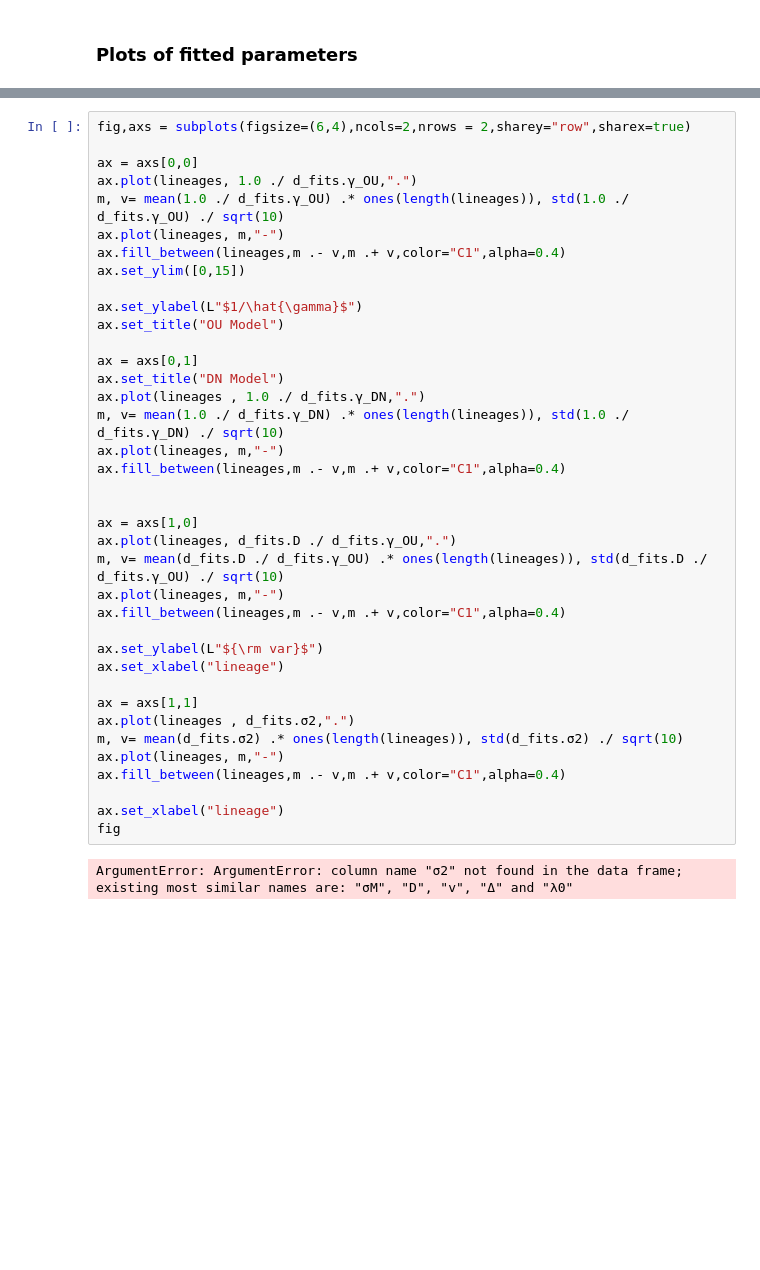
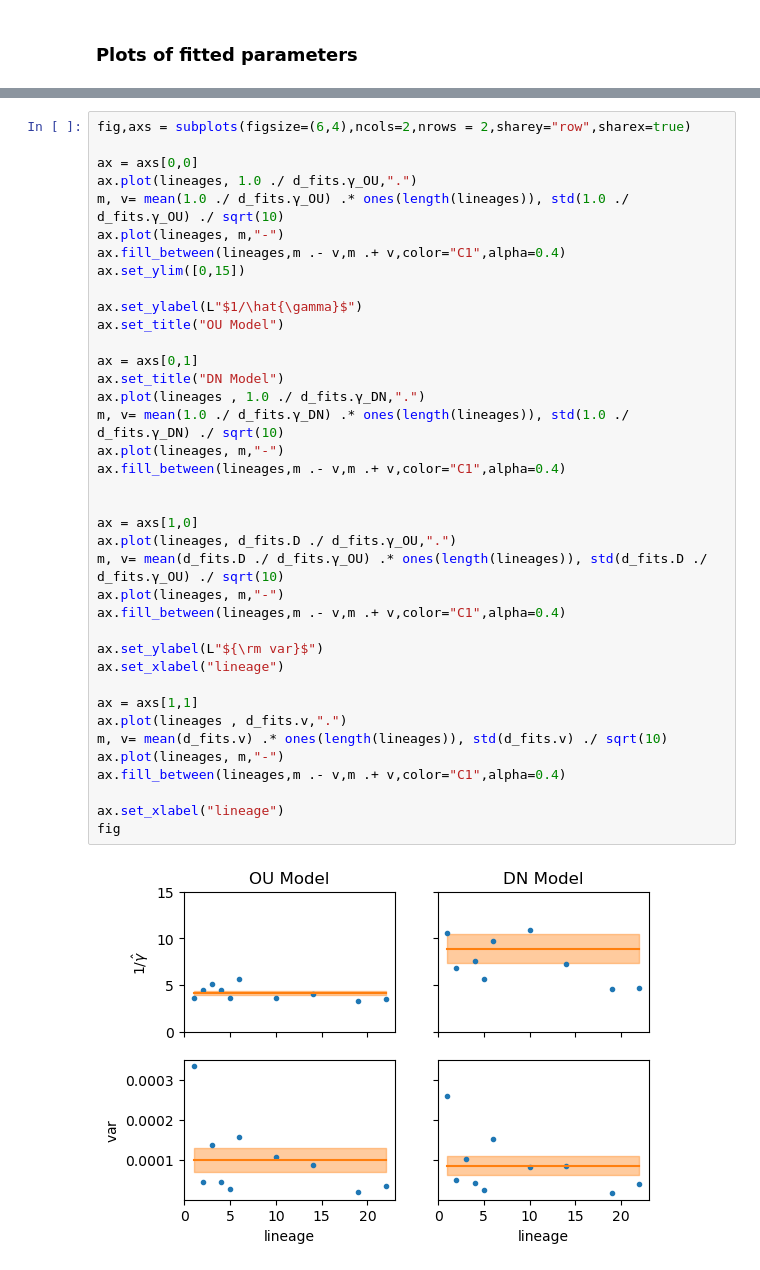
Before and after one commit to elevien/L1210, a Jupyter notebook: notebooks/PAPER_FIG-supp1.ipynb, the cells around one changed output, grey strips where cells are left out. Drawn from its saved outputs; the diff is of its cells as text; blank space fills up the shorter version.

```diff
--- a/notebooks/PAPER_FIG-supp1.ipynb
+++ b/notebooks/PAPER_FIG-supp1.ipynb
@@ -197,34 +216,34 @@ ax.plot(lineages, m,"-")
 ax.fill_between(lineages,m .- v,m .+ v,color="C1",alpha=0.4)
 ax.set_ylim([0,15])
 
 ax.set_ylabel(L"$1/\hat{\gamma}$")
 ax.set_title("OU Model")
 
 ax = axs[0,1]
 ax.set_title("DN Model")
 ax.plot(lineages , 1.0 ./ d_fits.γ_DN,".")
 m, v= mean(1.0 ./ d_fits.γ_DN) .* ones(length(lineages)), std(1.0 ./ d_fits.γ_DN) ./ sqrt(10)
 ax.plot(lineages, m,"-")
 ax.fill_between(lineages,m .- v,m .+ v,color="C1",alpha=0.4)
 
 
 ax = axs[1,0]
 ax.plot(lineages, d_fits.D ./ d_fits.γ_OU,".")
 m, v= mean(d_fits.D ./ d_fits.γ_OU) .* ones(length(lineages)), std(d_fits.D ./ d_fits.γ_OU) ./ sqrt(10)
 ax.plot(lineages, m,"-")
 ax.fill_between(lineages,m .- v,m .+ v,color="C1",alpha=0.4)
 
 ax.set_ylabel(L"${\rm var}$")
 ax.set_xlabel("lineage")
 
 ax = axs[1,1]
-ax.plot(lineages , d_fits.σ2,".")
-m, v= mean(d_fits.σ2) .* ones(length(lineages)), std(d_fits.σ2) ./ sqrt(10)
+ax.plot(lineages , d_fits.v,".")
+m, v= mean(d_fits.v) .* ones(length(lineages)), std(d_fits.v) ./ sqrt(10)
 ax.plot(lineages, m,"-")
 ax.fill_between(lineages,m .- v,m .+ v,color="C1",alpha=0.4)
 
 ax.set_xlabel("lineage")
 fig
 # %% [output]
-ArgumentError: ArgumentError: column name "σ2" not found in the data frame; existing most similar names are: "σM", "D", "v", "Δ" and "λ0"
+[figure, added]
 # %%
```
Also changed, not shown: parts of 9 cells of this notebook, 9 other files.
